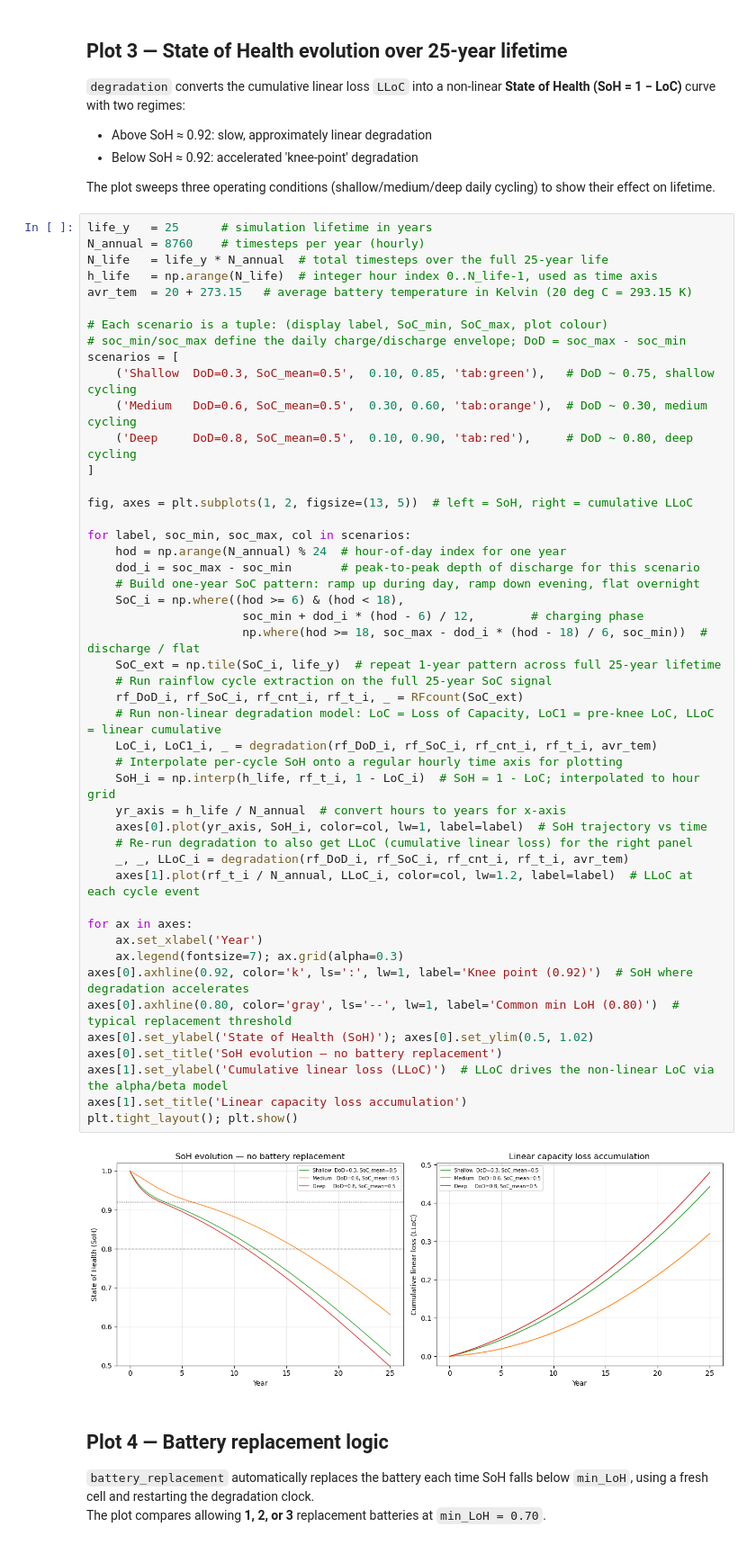
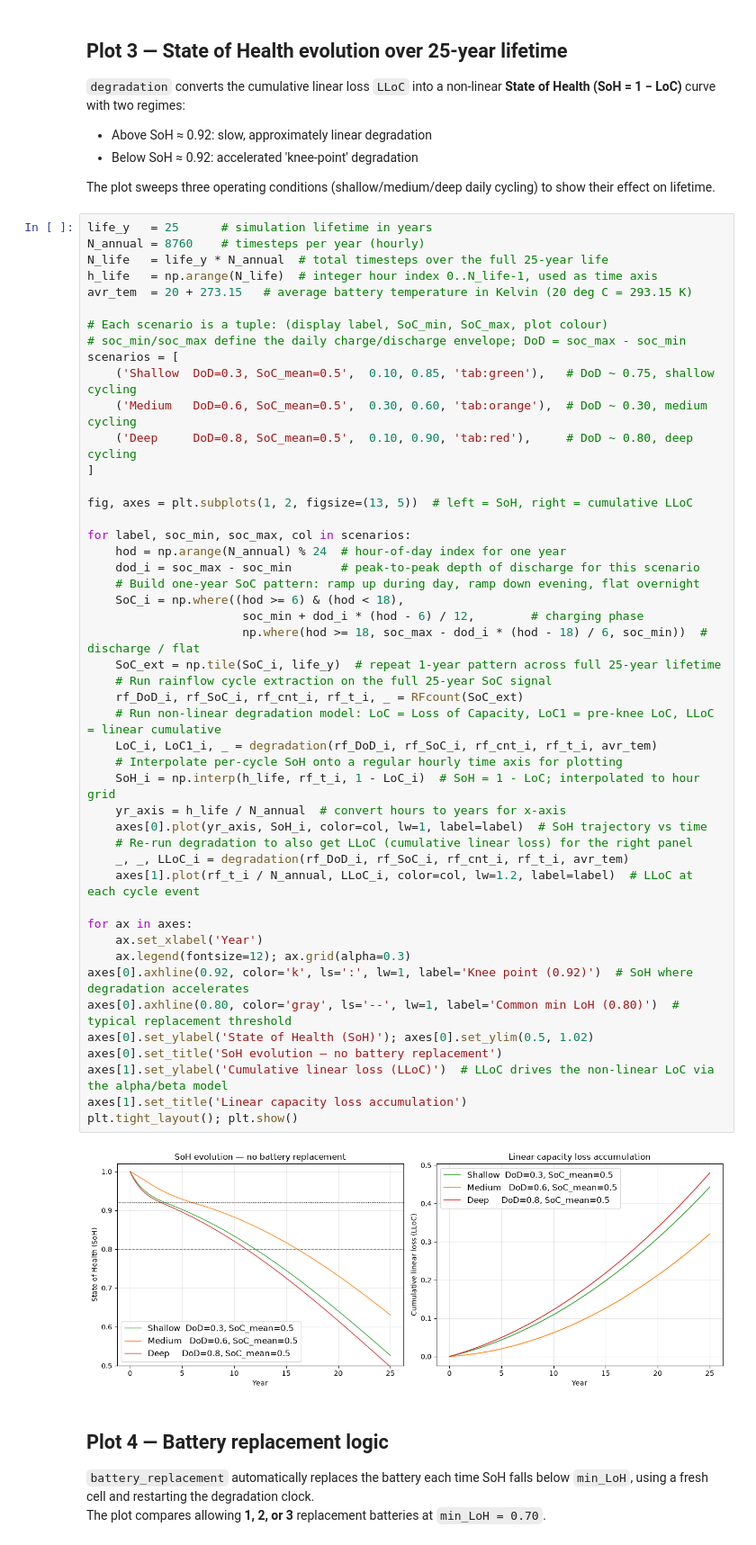
Before and after one commit to ddagrinho/hydesign_analysis, a Jupyter notebook: notebooks/battery_model_test.ipynb, the cells around one changed output. Shown at 90% size. Drawn from its saved outputs; the diff is of its cells as text.

```diff
--- a/notebooks/battery_model_test.ipynb
+++ b/notebooks/battery_model_test.ipynb
@@ -378,35 +378,35 @@ fig, axes = plt.subplots(1, 2, figsize=(13, 5))  # left = SoH, right = cumulativ
 for label, soc_min, soc_max, col in scenarios:
     hod = np.arange(N_annual) % 24  # hour-of-day index for one year
     dod_i = soc_max - soc_min       # peak-to-peak depth of discharge for this scenario
     # Build one-year SoC pattern: ramp up during day, ramp down evening, flat overnight
     SoC_i = np.where((hod >= 6) & (hod < 18),
                       soc_min + dod_i * (hod - 6) / 12,        # charging phase
                       np.where(hod >= 18, soc_max - dod_i * (hod - 18) / 6, soc_min))  # discharge / flat
     SoC_ext = np.tile(SoC_i, life_y)  # repeat 1-year pattern across full 25-year lifetime
     # Run rainflow cycle extraction on the full 25-year SoC signal
     rf_DoD_i, rf_SoC_i, rf_cnt_i, rf_t_i, _ = RFcount(SoC_ext)
     # Run non-linear degradation model: LoC = Loss of Capacity, LoC1 = pre-knee LoC, LLoC = linear cumulative
     LoC_i, LoC1_i, _ = degradation(rf_DoD_i, rf_SoC_i, rf_cnt_i, rf_t_i, avr_tem)
     # Interpolate per-cycle SoH onto a regular hourly time axis for plotting
     SoH_i = np.interp(h_life, rf_t_i, 1 - LoC_i)  # SoH = 1 - LoC; interpolated to hour grid
     yr_axis = h_life / N_annual  # convert hours to years for x-axis
     axes[0].plot(yr_axis, SoH_i, color=col, lw=1, label=label)  # SoH trajectory vs time
     # Re-run degradation to also get LLoC (cumulative linear loss) for the right panel
     _, _, LLoC_i = degradation(rf_DoD_i, rf_SoC_i, rf_cnt_i, rf_t_i, avr_tem)
     axes[1].plot(rf_t_i / N_annual, LLoC_i, color=col, lw=1.2, label=label)  # LLoC at each cycle event
 
 for ax in axes:
     ax.set_xlabel('Year')
-    ax.legend(fontsize=7); ax.grid(alpha=0.3)
+    ax.legend(fontsize=12); ax.grid(alpha=0.3)
 axes[0].axhline(0.92, color='k', ls=':', lw=1, label='Knee point (0.92)')  # SoH where degradation accelerates
 axes[0].axhline(0.80, color='gray', ls='--', lw=1, label='Common min LoH (0.80)')  # typical replacement threshold
 axes[0].set_ylabel('State of Health (SoH)'); axes[0].set_ylim(0.5, 1.02)
 axes[0].set_title('SoH evolution — no battery replacement')
 axes[1].set_ylabel('Cumulative linear loss (LLoC)')  # LLoC drives the non-linear LoC via the alpha/beta model
 axes[1].set_title('Linear capacity loss accumulation')
 plt.tight_layout(); plt.show()
 # %% [output]
-[figure, old version]
+[figure, new version]
 # %% [markdown]
 ## Plot 4 — Battery replacement logic
 
```
Also changed, not shown: parts of 1 cell of this notebook, 2 other files.
